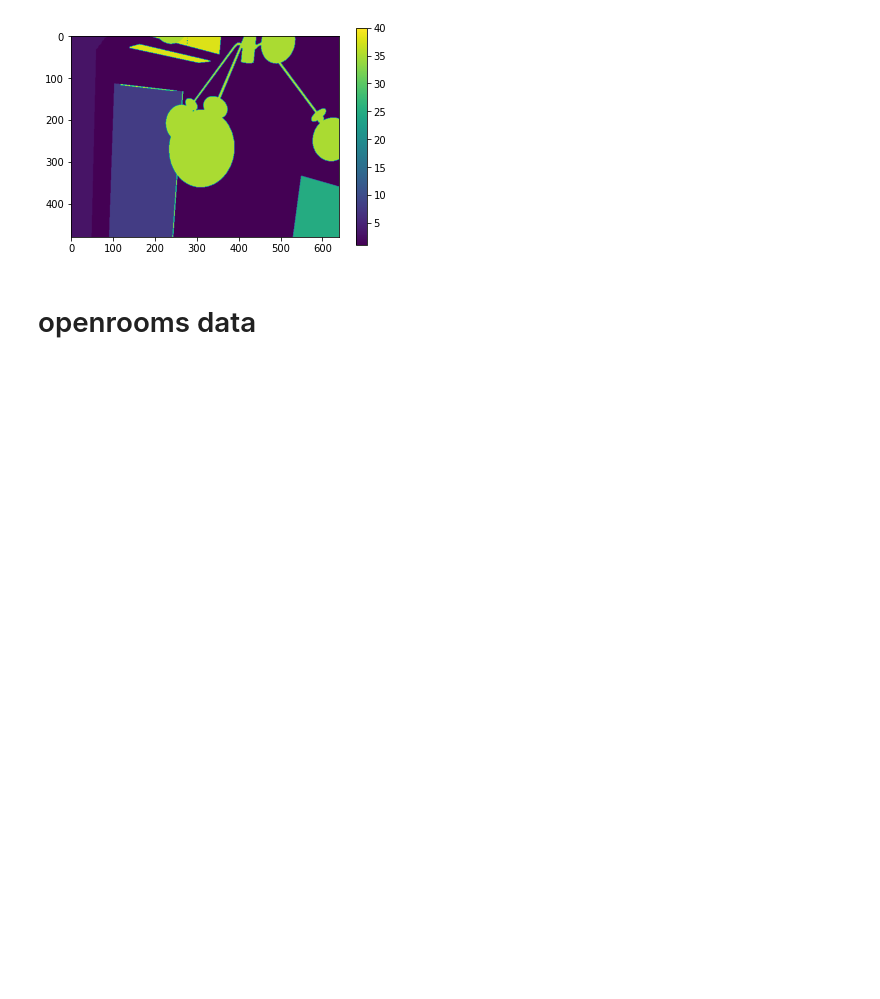
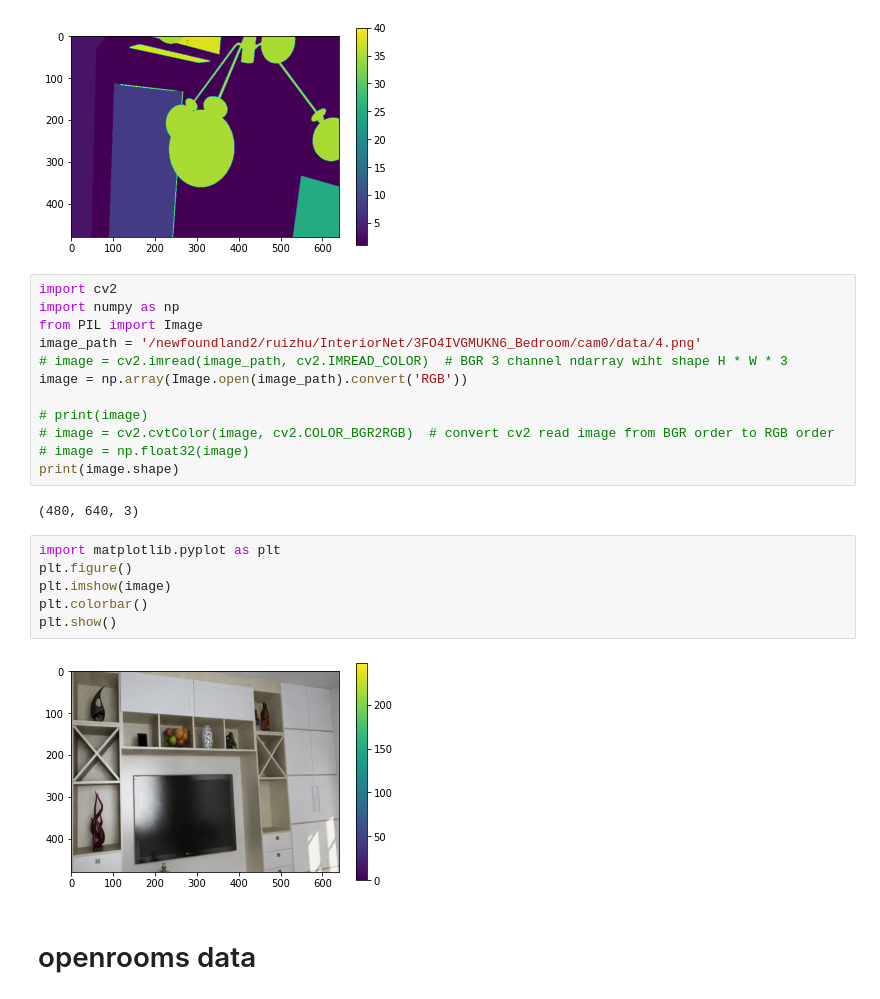
Before and after one commit to Jerrypiglet/semseg, a Jupyter notebook: debug.ipynb, the cells around one changed output. Saved outputs shown, nothing was run; the diff lists cells and outputs as text; blank space fills up the shorter version.

```diff
--- a/debug.ipynb
+++ b/debug.ipynb
@@ -57,6 +57,28 @@ plt.show()
 # %% [output]
 (480, 640)
 [figure]
+# %%
+import cv2
+import numpy as np
+from PIL import Image
+image_path = '/newfoundland2/ruizhu/InteriorNet/3FO4IVGMUKN6_Bedroom/cam0/data/4.png'
+# image = cv2.imread(image_path, cv2.IMREAD_COLOR)  # BGR 3 channel ndarray wiht shape H * W * 3
+image = np.array(Image.open(image_path).convert('RGB'))
+
+# print(image)
+# image = cv2.cvtColor(image, cv2.COLOR_BGR2RGB)  # convert cv2 read image from BGR order to RGB order
+# image = np.float32(image)
+print(image.shape)
+# %% [output]
+(480, 640, 3)
+# %%
+import matplotlib.pyplot as plt
+plt.figure()
+plt.imshow(image)
+plt.colorbar()
+plt.show()
+# %% [output]
+[figure, added]
 # %% [markdown]
 # openrooms data
 # %%
```
Also changed, not shown: 8 other files.
